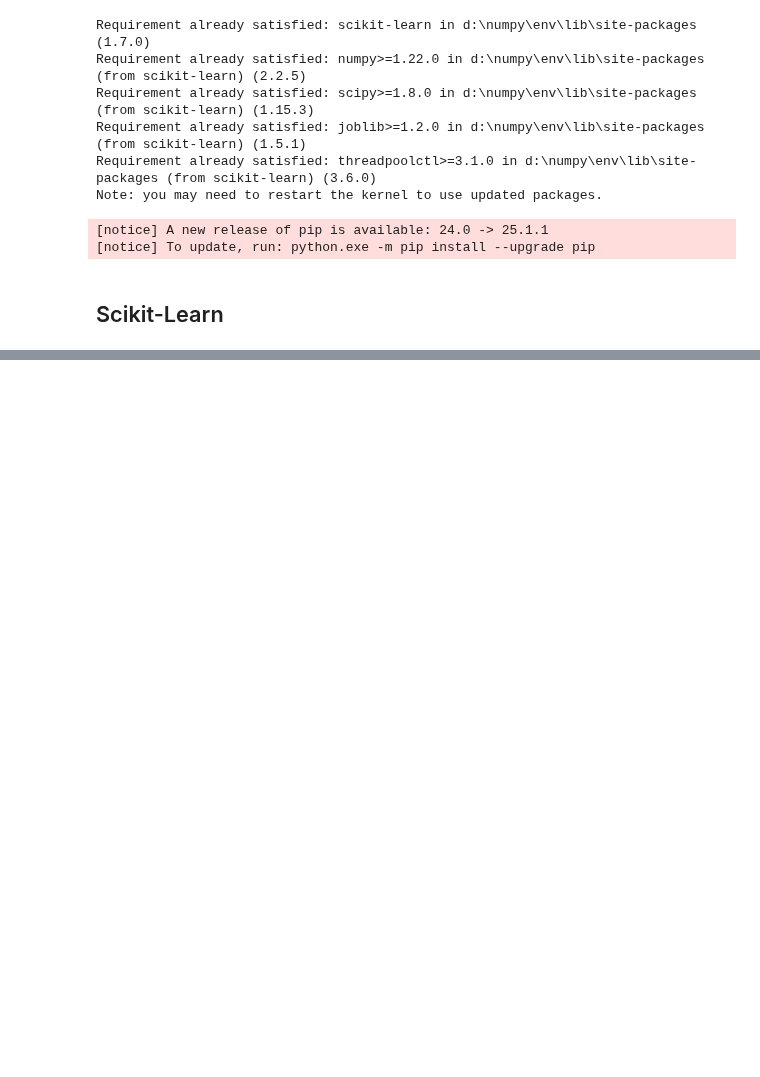
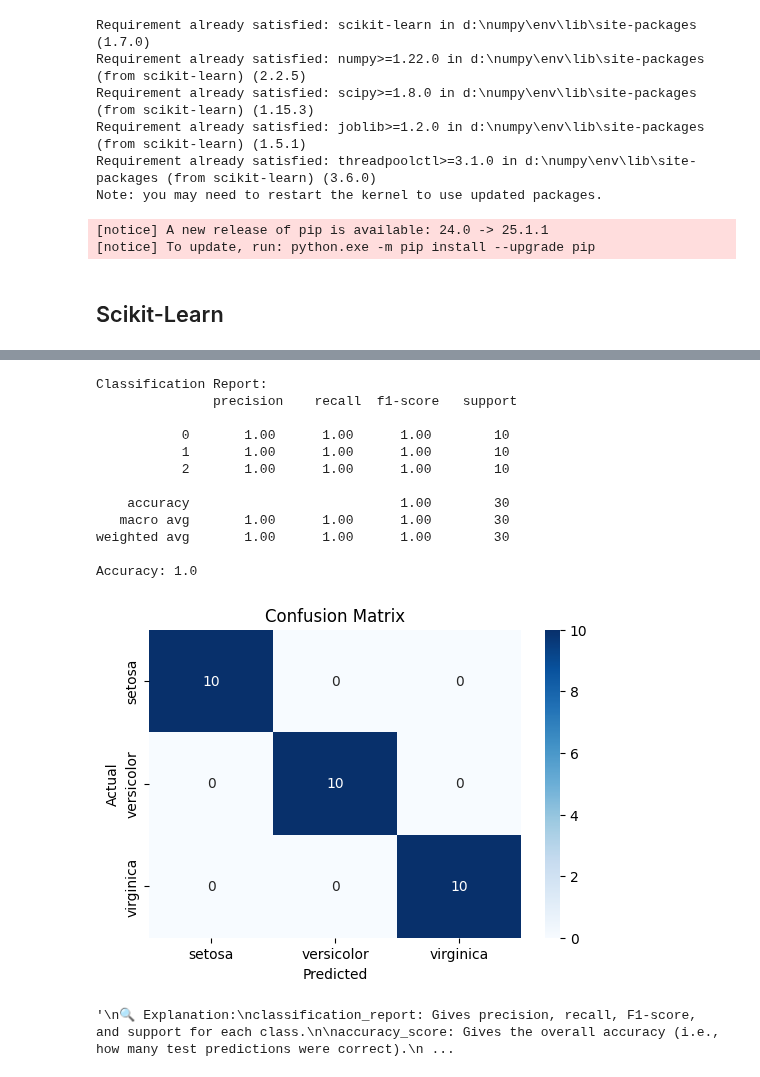
Before and after one commit to sanidhya12345/Numpy, a Jupyter notebook: scikitlearn.ipynb, the cells around one changed output, grey strips where cells are left out. Cells and saved outputs as stored; diff of their text form; code cells hidden in the pictures; blank space fills up the shorter version.

```diff
--- a/scikitlearn.ipynb
+++ b/scikitlearn.ipynb
@@ -28,0 +575,66 @@ print(target_names)
+# %%
+from sklearn.metrics import classification_report, accuracy_score, confusion_matrix
+
+y_pred = svm_model.predict(X_test)
+
+print("\nClassification Report:\n", classification_report(y_test, y_pred))
+print("Accuracy:", accuracy_score(y_test, y_pred))
+
+# Confusion Matrix
+import matplotlib.pyplot as plt
+import seaborn as sns
+
+cm = confusion_matrix(y_test, y_pred)
+plt.figure(figsize=(6, 4))
+sns.heatmap(cm, annot=True, cmap='Blues', fmt='d',
+            xticklabels=iris.target_names,
+            yticklabels=iris.target_names)
+plt.xlabel("Predicted")
+plt.ylabel("Actual")
+plt.title("Confusion Matrix")
+plt.show()
+
+
+'''
+🔍 Explanation:
+classification_report: Gives precision, recall, F1-score, and support for each class.
+
+accuracy_score: Gives the overall accuracy (i.e., how many test predictions were correct).
+
+confusion_matrix: Shows how many instances of each class were correctly or incorrectly classified.
+
+y_pred = svm_model.predict(X_test):
+
+Uses the original SVM (not the PCA one) to predict labels for the test set.
+
+Precision: % of predicted labels that were correct.
+
+Recall: % of actual class samples that were correctly predicted.
+
+F1-score: Harmonic mean of precision and recall.
+
+Support: Number of actual samples for each class.
+
+sns.heatmap(...):
+
+Creates a visual heatmap.
+
+annot=True: Displays numbers in each cell.
+
+xticklabels, yticklabels: Use Iris class names (setosa, versicolor, virginica).
+'''
+# %% [output]
+Classification Report:
+               precision    recall  f1-score   support
+
+           0       1.00      1.00      1.00        10
+           1       1.00      1.00      1.00        10
+           2       1.00      1.00      1.00        10
+
+    accuracy                           1.00        30
+   macro avg       1.00      1.00      1.00        30
+weighted avg       1.00      1.00      1.00        30
+
+Accuracy: 1.0
+[figure, added]
+'\n🔍 Explanation:\nclassification_report: Gives precision, recall, F1-score, and support for each class.\n\naccuracy_score: Gives the overall accuracy (i.e., how many test predictions were correct).\n ...
```
Also changed, not shown: parts of 19 cells of this notebook, 14 other files.
